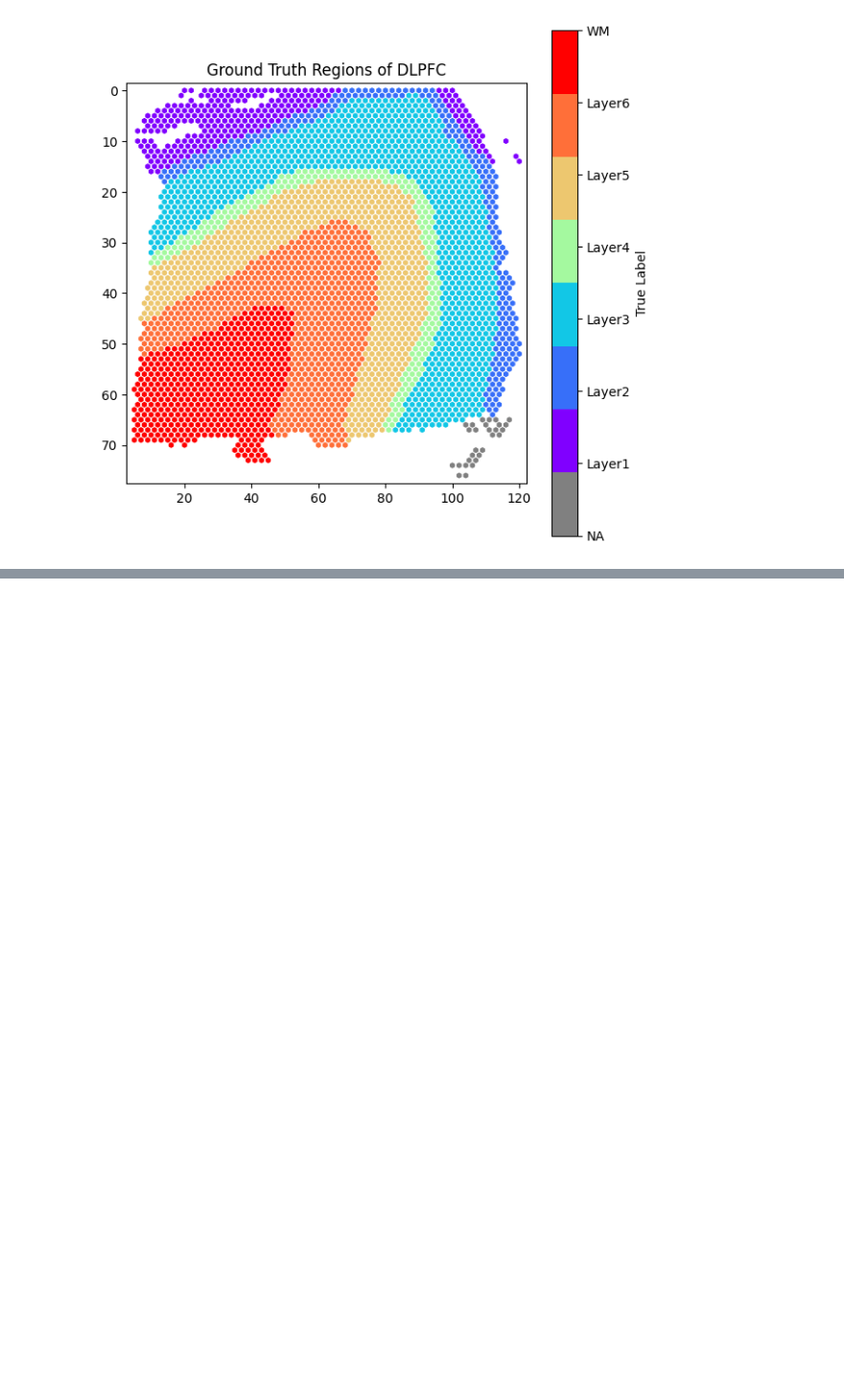
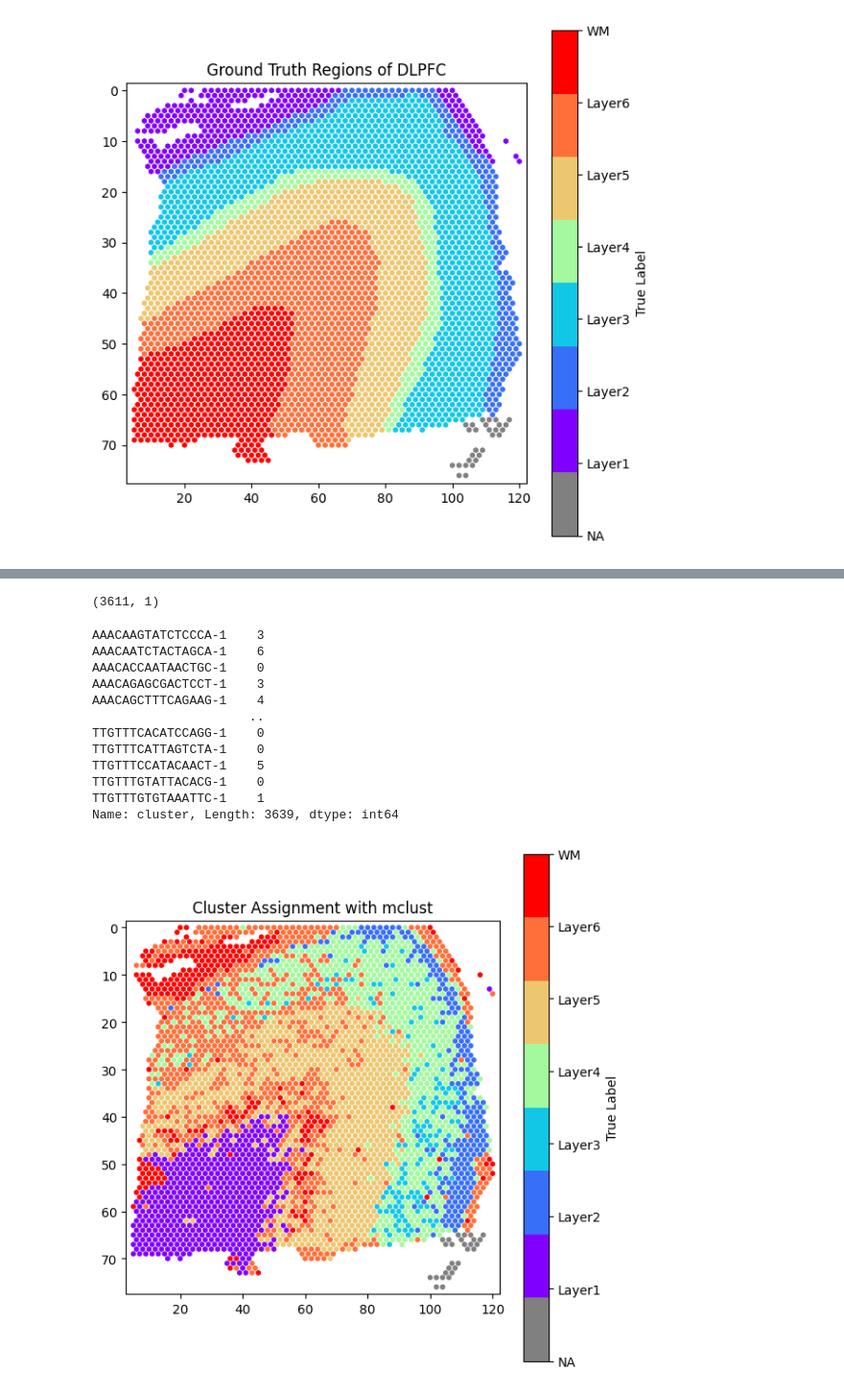
Before and after one commit to prob-ml/xennf, a Jupyter notebook: nf/scratch/dlpfc.ipynb, the cells around one changed output, grey strips where cells are left out. Shown at 96% size. Cells and saved outputs as stored; diff of their text form; code cells hidden in the pictures; blank space fills up the shorter version.

```diff
--- a/nf/scratch/dlpfc.ipynb
+++ b/nf/scratch/dlpfc.ipynb
@@ -182,0 +177,18 @@ Categories (7, object): ['0', '1', '2', '3', '4', '5', '6']' has dtype incompati
+# %%
+original_adata.pca(original_adata.xenium_spot_data, num_pcs=data_dimension)
+original_adata.mclust(original_adata.xenium_spot_data, G=num_clusters)
+# %% [output]
+(3611, 1)
+AAACAAGTATCTCCCA-1    3
+AAACAATCTACTAGCA-1    6
+AAACACCAATAACTGC-1    0
+AAACAGAGCGACTCCT-1    3
+AAACAGCTTTCAGAAG-1    4
+                     ..
+TTGTTTCACATCCAGG-1    0
+TTGTTTCATTAGTCTA-1    0
+TTGTTTCCATACAACT-1    5
+TTGTTTGTATTACACG-1    0
+TTGTTTGTGTAAATTC-1    1
+Name: cluster, Length: 3639, dtype: int64
+[figure, added]
```
Also changed, not shown: parts of 9 cells of this notebook, 19 other files.
